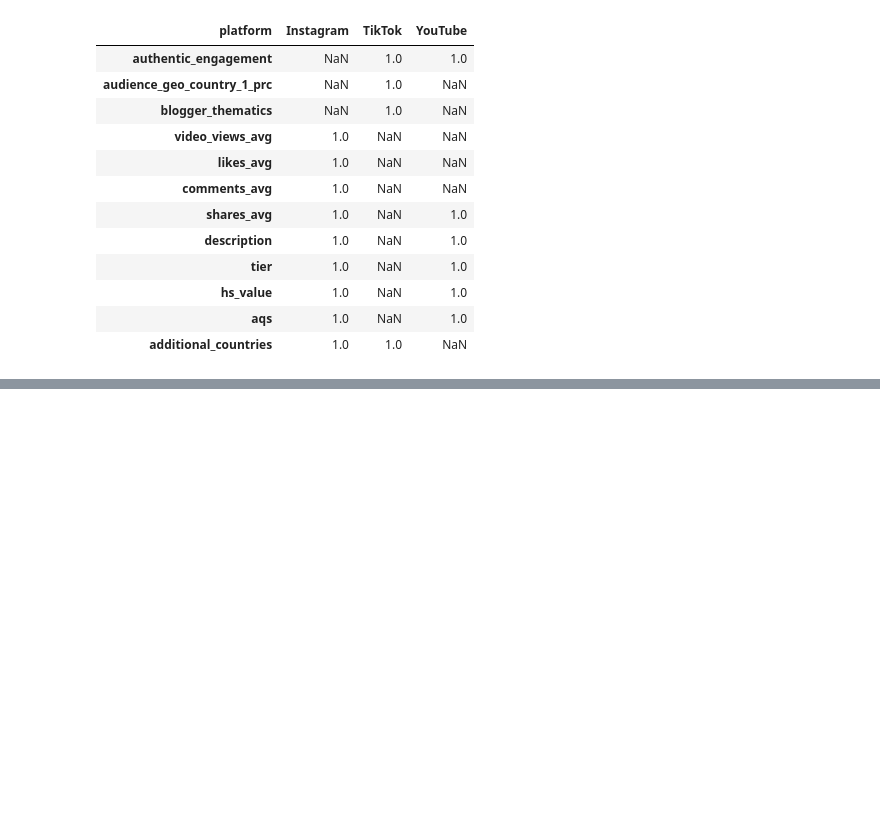
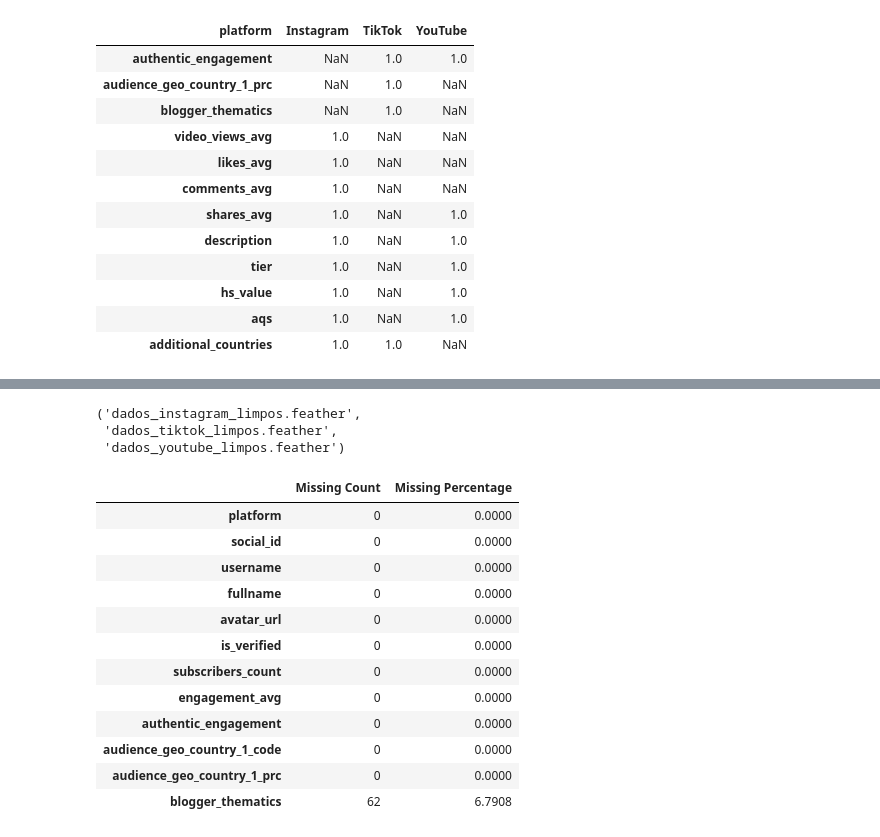
Before and after one commit to InfluenceConnectReload/dataScience, a Jupyter notebook: DataAnalytics/Storytelling_Influenciadores_Digitais copy.ipynb, the cells around one changed output, grey strips where cells are left out. Drawn from its saved outputs; the diff is of its cells as text; code cells hidden in the pictures; blank space fills up the shorter version.

```diff
--- a/DataAnalytics/Storytelling_Influenciadores_Digitais copy.ipynb
+++ b/DataAnalytics/Storytelling_Influenciadores_Digitais copy.ipynb
@@ -493,0 +495,67 @@ TypeError: agg function failed [how->mean,dtype->object]
+# %%
+# Separando o DataFrame combinado em três datasets distintos por plataforma
+df_instagram = df_combined[df_combined["platform"] == "Instagram"].copy()
+df_tiktok = df_combined[df_combined["platform"] == "TikTok"].copy()
+df_youtube = df_combined[df_combined["platform"] == "YouTube"].copy()
+
+
+# Função para dropar colunas com 100% de correlação de dados faltantes com a plataforma
+def drop_full_correlated_columns(df, platform_name, correlations):
+    columns_to_drop = correlations[platform_name].dropna().index.tolist()
+    return df.drop(columns=columns_to_drop)
+
+
+# Dropar colunas com 100% de correlação com a plataforma específica
+df_instagram_clean = drop_full_correlated_columns(
+    df_instagram, "Instagram", strong_correlations
+)
+df_tiktok_clean = drop_full_correlated_columns(df_tiktok, "TikTok", strong_correlations)
+df_youtube_clean = drop_full_correlated_columns(
+    df_youtube, "YouTube", strong_correlations
+)
+
+
+# Salvando os datasets limpos para cada plataforma
+df_instagram_clean_path = "dados_instagram_limpos.feather"
+df_tiktok_clean_path = "dados_tiktok_limpos.feather"
+df_youtube_clean_path = "dados_youtube_limpos.feather"
+
+df_instagram_clean.to_feather(df_instagram_clean_path)
+df_tiktok_clean.to_feather(df_tiktok_clean_path)
+df_youtube_clean.to_feather(df_youtube_clean_path)
+
+# Paths para os arquivos salvos
+df_instagram_clean_path, df_tiktok_clean_path, df_youtube_clean_path
+# %% [output]
+('dados_instagram_limpos.feather',
+ 'dados_tiktok_limpos.feather',
+ 'dados_youtube_limpos.feather')
+# %%
+# Analisando dados faltantes e NaNs no dataset limpo do Instagram
+instagram_missing_data_summary = df_instagram_clean.isnull().sum()
+instagram_missing_data_percentage = (
+    df_instagram_clean.isnull().sum() / len(df_instagram_clean)
+) * 100
+
+# Combinando resumo e percentual de dados faltantes
+instagram_missing_data_df = pd.DataFrame(
+    {
+        "Missing Count": instagram_missing_data_summary,
+        "Missing Percentage": instagram_missing_data_percentage,
+    }
+)
+instagram_missing_data_df
+# %% [output]
+|  | Missing Count | Missing Percentage |
+| platform | 0 | 0.0000 |
+| social_id | 0 | 0.0000 |
+| username | 0 | 0.0000 |
+| fullname | 0 | 0.0000 |
+| avatar_url | 0 | 0.0000 |
+| is_verified | 0 | 0.0000 |
+| subscribers_count | 0 | 0.0000 |
+| engagement_avg | 0 | 0.0000 |
+| authentic_engagement | 0 | 0.0000 |
+| audience_geo_country_1_code | 0 | 0.0000 |
+| audience_geo_country_1_prc | 0 | 0.0000 |
+| blogger_thematics | 62 | 6.7908 |
```
Also changed, not shown: parts of 13 cells of this notebook, 5 other files.
